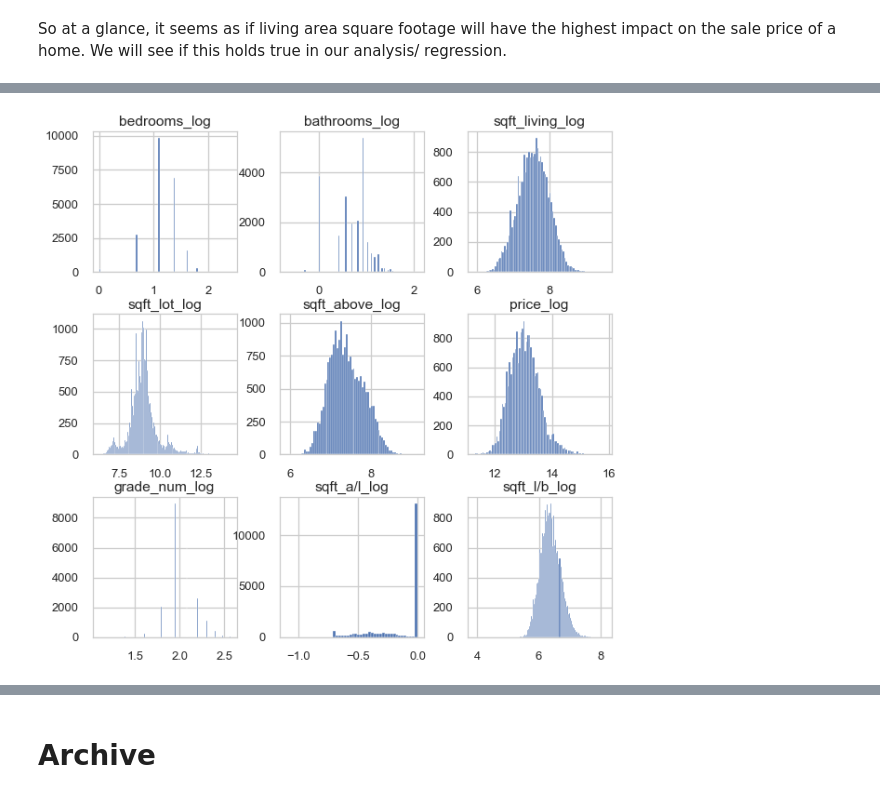
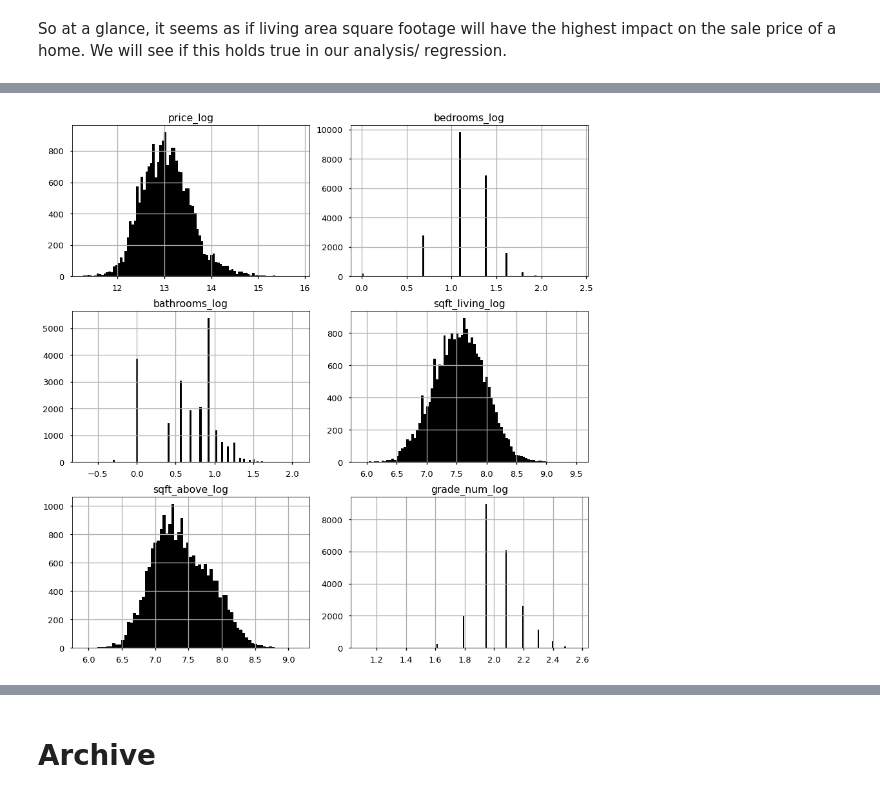
Before and after one commit to heathlikethecandybar/dsc-phase-2-project-v2-3, a Jupyter notebook: phase_2_project.ipynb, the cells around one changed output, grey strips where cells are left out. Cells and saved outputs as stored; diff of their text form; code cells hidden in the pictures.

```diff
--- a/phase_2_project.ipynb
+++ b/phase_2_project.ipynb
@@ -615,0 +664,4 @@ cont.hist(figsize  = [12, 12], bins='auto');
+# %%
+# removing sqft_living15 and sqft_lot15
+
+df_clean = df_clean.drop(['sqft_lot15', 'sqft_living15'], axis=1)
@@ -615,0 +726,10 @@ cont.hist(figsize  = [12, 12], bins='auto');
+# %%
+no_zero_og_cats = ['price',
+                   'bedrooms',
+                   'bathrooms',
+                   'sqft_living',
+                   'sqft_above',
+                   'grade_num']
+
+df_clean_nzoc = df_clean[no_zero_og_cats]
+df_clean_nzoc.head()
@@ -616,9 +743,9 @@ cont.hist(figsize  = [12, 12], bins='auto');
 # %%
-df_log = [f'{column}_log' for column in cont.columns]
+df_log = [f'{column}_log' for column in df_clean_nzoc.columns]
 
-log = np.log(cont)
+log = np.log(df_clean_nzoc)
 log.columns = df_log
-log.hist(figsize=(10, 10), bins='auto')
-fig.tight_layout();
+log.hist(figsize=(12, 12), bins='auto', color='black')
+plt.tight_layout(pad=0.5, w_pad=0.75, h_pad=1.0);
 # %% [output]
-[figure, old version]
+[figure, new version]
```
Also changed, not shown: parts of 52 cells of this notebook.
